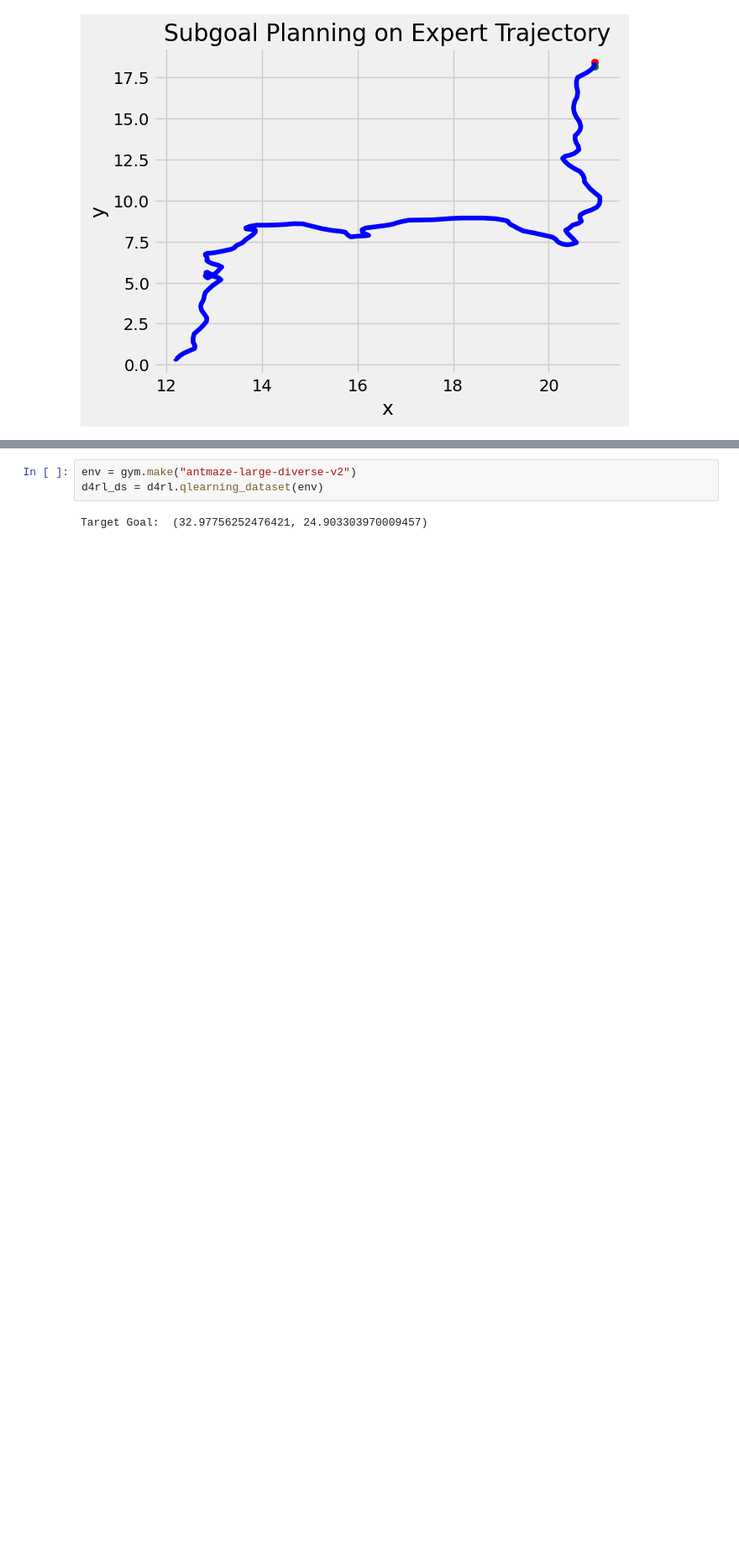
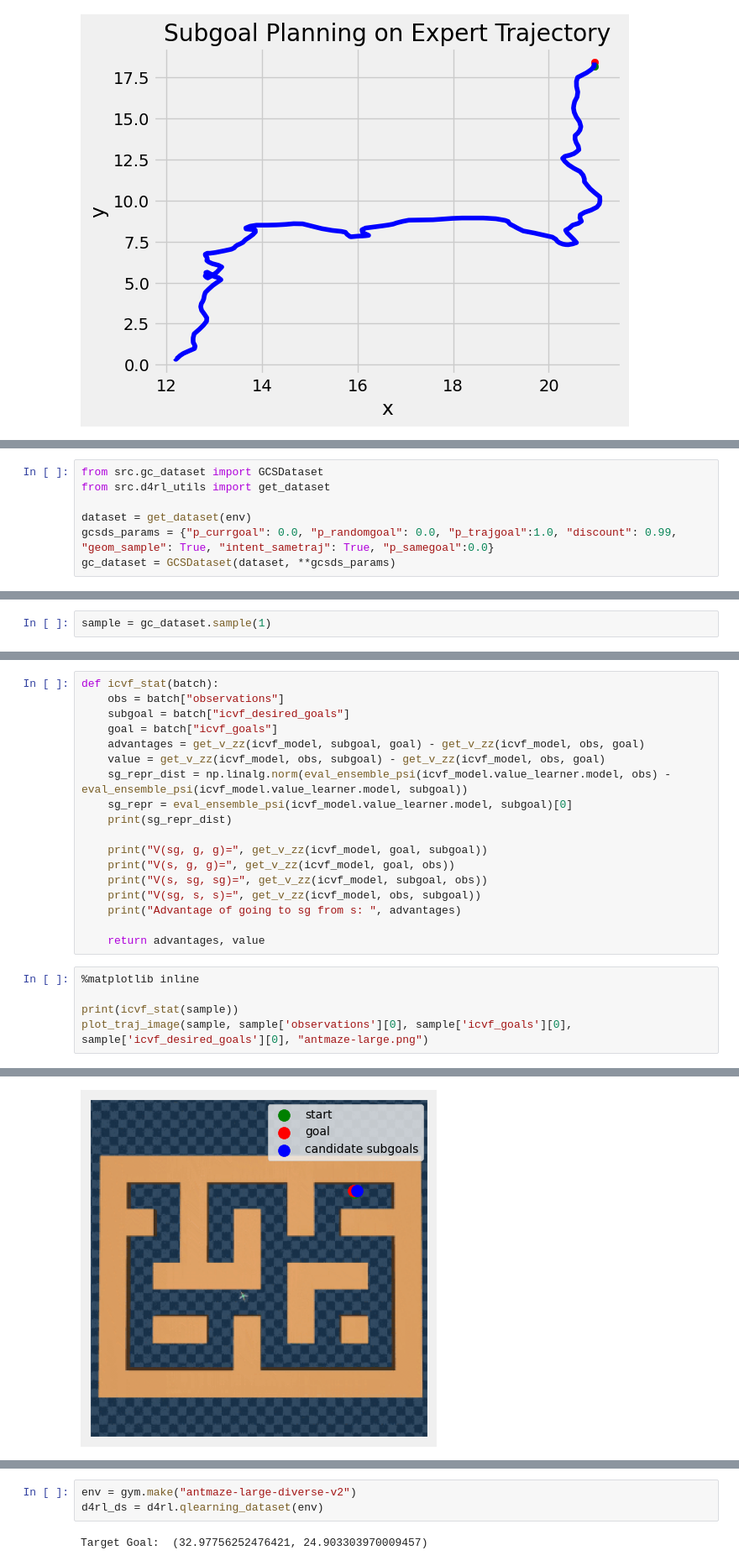
Before and after one commit to skylooop/AILOT, a Jupyter notebook: notebooks/D4RL_viz.ipynb, the cells around one changed output, grey strips where cells are left out. Shown at 84% size. Drawn from its saved outputs; the diff is of its cells as text; blank space fills up the shorter version.

```diff
--- a/notebooks/D4RL_viz.ipynb
+++ b/notebooks/D4RL_viz.ipynb
@@ -489,0 +426,7 @@ plt.close()
+# %%
+from src.gc_dataset import GCSDataset
+from src.d4rl_utils import get_dataset
+
+dataset = get_dataset(env)
+gcsds_params = {"p_currgoal": 0.0, "p_randomgoal": 0.0, "p_trajgoal":1.0, "discount": 0.99, "geom_sample": True, "intent_sametraj": True, "p_samegoal":0.0}
+gc_dataset = GCSDataset(dataset, **gcsds_params)
@@ -489,0 +435,2 @@ plt.close()
+# %%
+sample = gc_dataset.sample(1)
@@ -489,0 +459,24 @@ plt.close()
+# %%
+def icvf_stat(batch):
+    obs = batch["observations"]
+    subgoal = batch["icvf_desired_goals"]
+    goal = batch["icvf_goals"]
+    advantages = get_v_zz(icvf_model, subgoal, goal) - get_v_zz(icvf_model, obs, goal)
+    value = get_v_zz(icvf_model, obs, subgoal) - get_v_zz(icvf_model, obs, goal)
+    sg_repr_dist = np.linalg.norm(eval_ensemble_psi(icvf_model.value_learner.model, obs) - eval_ensemble_psi(icvf_model.value_learner.model, subgoal))
+    sg_repr = eval_ensemble_psi(icvf_model.value_learner.model, subgoal)[0]
+    print(sg_repr_dist)
+
+    print("V(sg, g, g)=", get_v_zz(icvf_model, goal, subgoal))
+    print("V(s, g, g)=", get_v_zz(icvf_model, goal, obs))
+    print("V(s, sg, sg)=", get_v_zz(icvf_model, subgoal, obs))
+    print("V(sg, s, s)=", get_v_zz(icvf_model, obs, subgoal))
+    print("Advantage of going to sg from s: ", advantages)
+
+    return advantages, value
+# %%
+%matplotlib inline
+
+print(icvf_stat(sample))
+plot_traj_image(sample, sample['observations'][0], sample['icvf_goals'][0], sample['icvf_desired_goals'][0], "antmaze-large.png")
+# %% [output]
@@ -489,0 +490 @@ plt.close()
+[figure, added]
```
Also changed, not shown: parts of 45 cells of this notebook, 7 other files.
